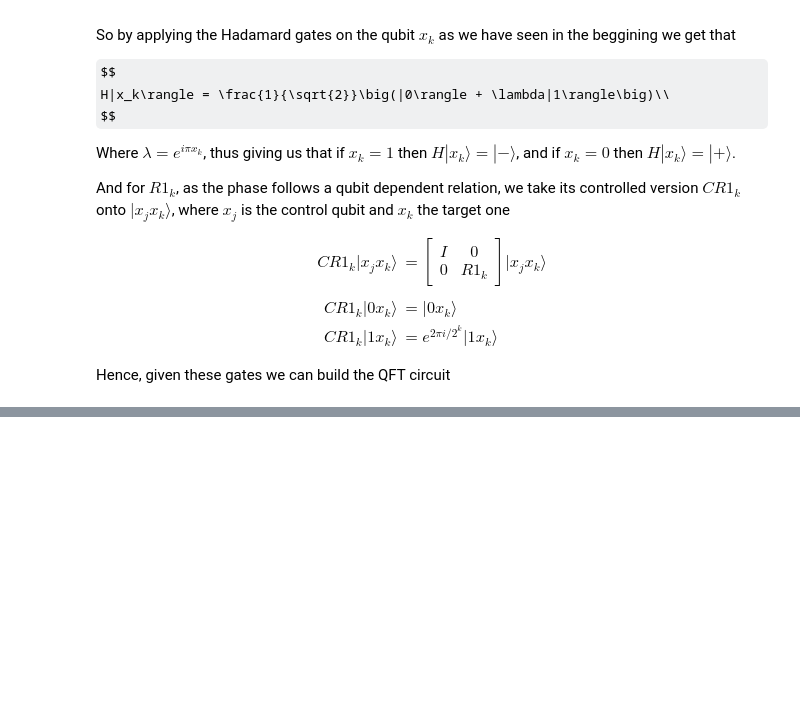
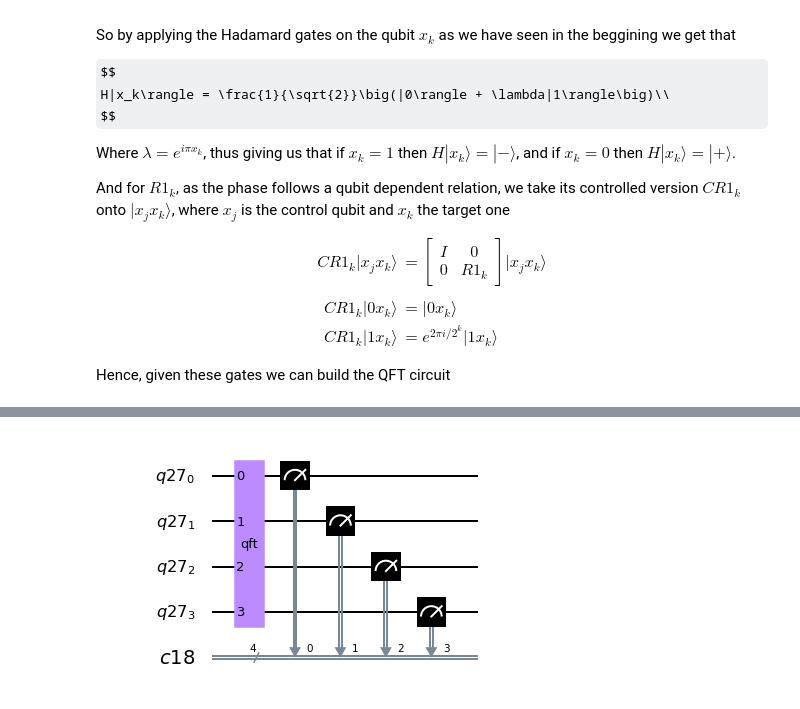
Before and after one commit to matheusmtta/Quantum-Computing, a Jupyter notebook: Algorithms/QFT.ipynb, the cells around one changed output, grey strips where cells are left out. Cells and saved outputs as stored; diff of their text form; code cells hidden in the pictures; some formulas as TeX source; blank space fills up the shorter version.

```diff
--- a/Algorithms/QFT.ipynb
+++ b/Algorithms/QFT.ipynb
@@ -150,3 +139,21 @@ mcq.draw('mpl')
+# %%
+qbt2 = QuantumRegister(n)
+cbt2 = ClassicalRegister(n)
+mcq2 = QuantumCircuit(qbt2, cbt2)
+
+mcq2.append(QFT(n, do_swaps=True), qbt2)
+#mcq2.h(range(n))
+
+mcq2.measure(range(n), range(n))
+
+backend = BasicAer.get_backend('qasm_simulator')
+atp = 1024
+res = execute(mcq2, backend=backend, shots=atp).result()
+ans2 = res.get_counts()
+
+mcq2.draw('mpl')
+# %% [output]
+[figure, added]
 # %%
 legend = ['myQFT','qiskitQFT']
 plot_histogram([ans1,ans2], legend=legend)
```
Also changed, not shown: parts of 2 cells of this notebook.
